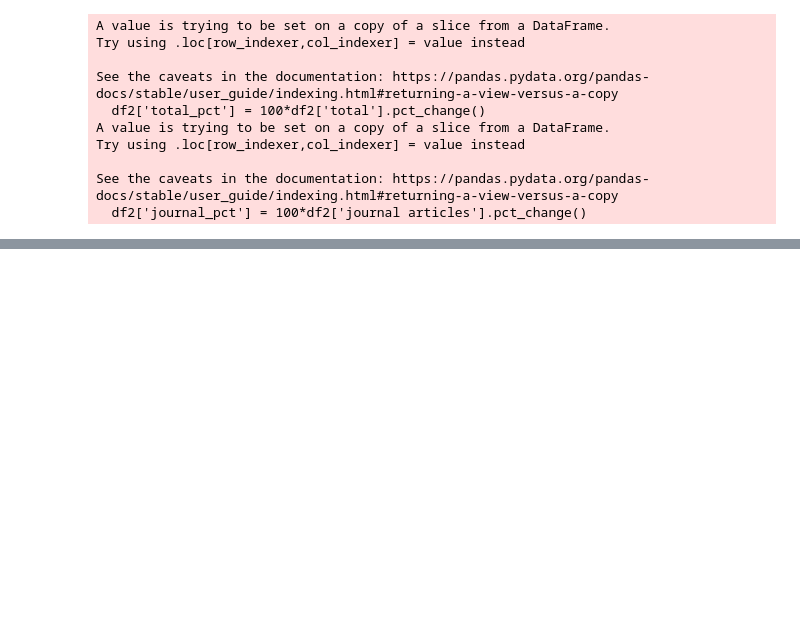
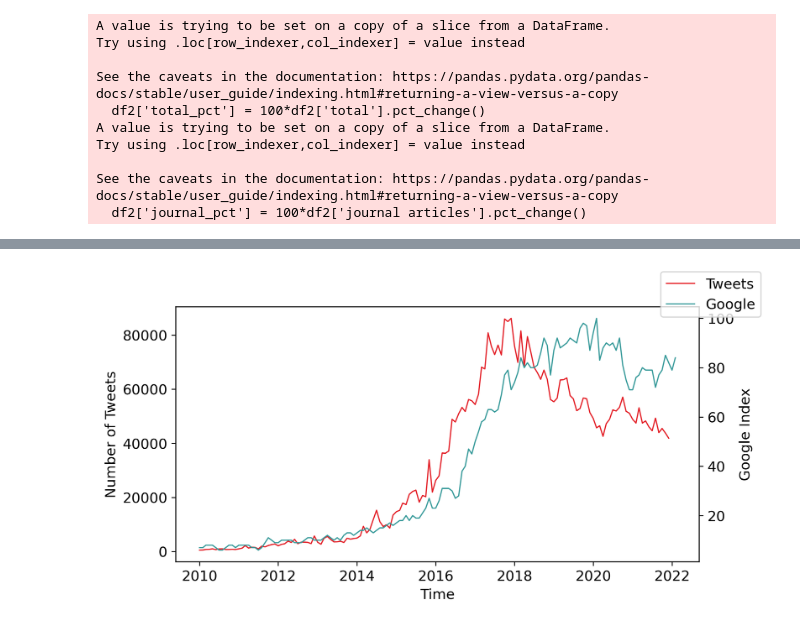
Before and after one commit to Connorrmcd6/Gartner-Hype-Cycle, a Jupyter notebook: Analysis/Notebooks/EDA_ML.ipynb, the cells around one changed output, grey strips where cells are left out. Cells and saved outputs as stored; diff of their text form; code cells hidden in the pictures; blank space fills up the shorter version.

```diff
--- a/Analysis/Notebooks/EDA_ML.ipynb
+++ b/Analysis/Notebooks/EDA_ML.ipynb
@@ -478,0 +515,9 @@ plt.close()
+# %%
+stmt = '''
+SELECT COUNT(1) as count,
+DATE_FORMAT(date, '%Y-%m') as date
+FROM social.machine_learning_only
+group by DATE_FORMAT(date, '%Y-%m')
+order by DATE_FORMAT(date, '%Y-%m') asc
+'''
+df = pd.read_sql(stmt, con=engine)
@@ -478,0 +533,8 @@ plt.close()
+# %%
+from datetime import datetime
+google = pd.read_csv('/Users/connormcdonald/Desktop/Masters/MIT807/Gartner Repository/Analysis/google_analytics_data/ML.csv')
+
+def format1(d):
+    return datetime.strptime(d, '%y-%b').strftime('%Y-%m')
+
+google['date']  = google['date'].apply(format1)
@@ -478,0 +550,21 @@ plt.close()
+# %%
+df['date']  = pd.to_datetime(df['date'])
+google['date']  = pd.to_datetime(google['date'])
+plt.rcParams["figure.figsize"] = [8, 4]
+plt.rcParams.update({'font.size': 12})
+plt.rcParams['figure.dpi'] = 300
+
+fig, ax1 = plt.subplots()
+
+ax2 = ax1.twinx()
+ax1.plot(df['date'], df['count'], c = '#E31B23', linewidth = 1, label='Tweets')
+ax2.plot(google['date'], google['popularity'], c = '#339898', linewidth = 1, label='Google')
+
+ax1.set_xlabel('Time')
+ax1.set_ylabel('Number of Tweets', color='k')
+ax2.set_ylabel('Google Index', color='k')
+fig.legend()
+
+plt.show()
+# %% [output]
+[figure, added]
```
Also changed, not shown: parts of 14 cells of this notebook, 3 other files.
